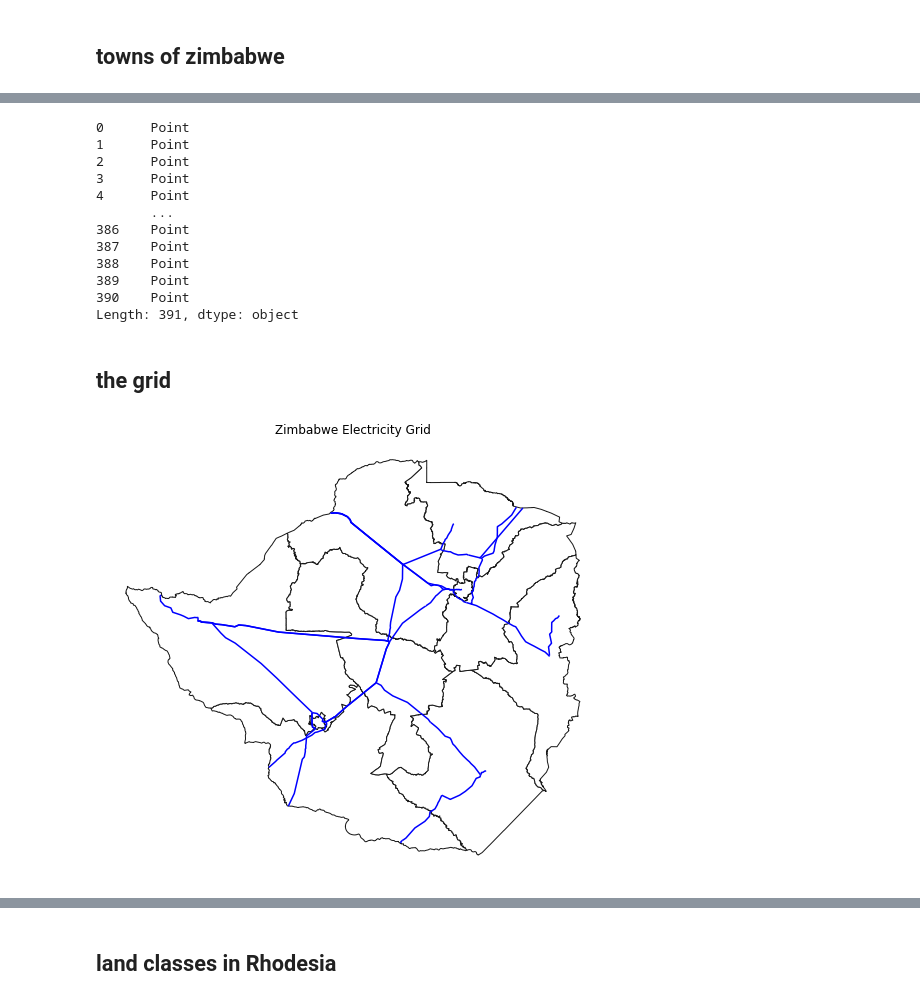
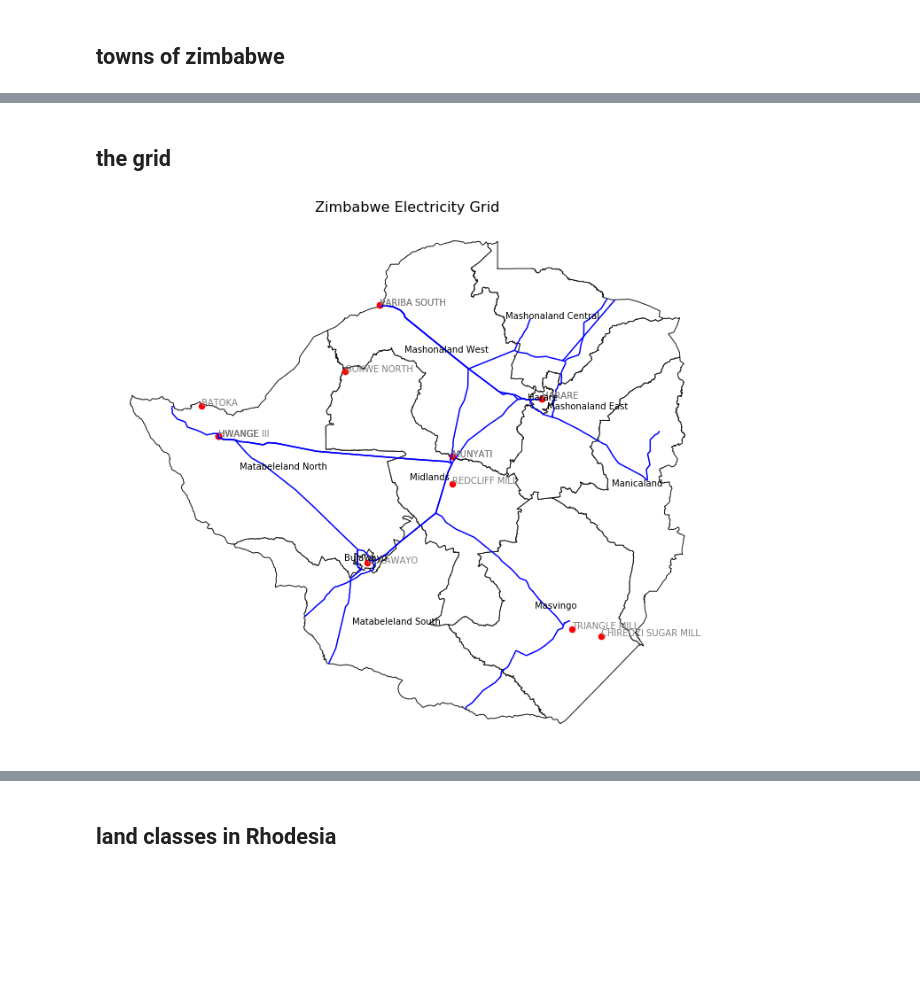
Before and after one commit to dmnfarrell/zimgeo, a Jupyter notebook: maps1.ipynb, the cells around one changed output, grey strips where cells are left out. Saved outputs shown, nothing was run; the diff lists cells and outputs as text; code cells hidden in the pictures; blank space fills up the shorter version.

```diff
--- a/maps1.ipynb
+++ b/maps1.ipynb
@@ -132,18 +140,3 @@ plt.savefig('images/zim_towns.png',dpi=200)
-# %%
-print(towns.geom_type)
-# %% [output]
-0      Point
-1      Point
-2      Point
-3      Point
-4      Point
-       ...
-386    Point
-387    Point
-388    Point
-389    Point
-390    Point
-Length: 391, dtype: object
 # %%
 x=pd.concat([towns,dist])
 geosource = tools.get_geodatasource(dist)
@@ -152,12 +145,18 @@ show(p)
 # %% [markdown]
 ## the grid
 # %%
-fig, ax = plt.subplots(1, figsize=(12,8))
+fig, ax = plt.subplots(1, figsize=(10,10))
 grid = gpd.read_file('data/Zimbabwe_grid.shp')
-prov.plot(ax=ax, color='white', edgecolor='0.1')
-grid.plot(edgecolor='blue',ax=ax)
+pp = gpd.read_file('data/ZWE_PowerPlants.shp')
+prov.plot(ax=ax, color='white', edgecolor='0.1', lw=1)
+grid.plot(edgecolor='blue',ax=ax, lw=1.5)
+pp.plot(color='red',ax=ax, lw=1.5)
+#print (pp)
+pp.apply(lambda x: ax.annotate(s=x.PLANT, xy=x.geometry.centroid.coords[0], ha='left'),axis=1)
+prov.apply(lambda x: ax.annotate(s=x.province, xy=x.geometry.centroid.coords[0], ha='center', c='gray'),axis=1)
 ax.axis('off')
-plt.title('Zimbabwe Electricity Grid')
+plt.title('Zimbabwe Electricity Grid',fontsize=16)
+plt.tight_layout()
 plt.savefig('images/zim_grid.png',dpi=200)
 # %% [output]
-[figure, old version]
+[figure, new version]
```
Also changed, not shown: parts of 5 cells of this notebook, 15 other files.
